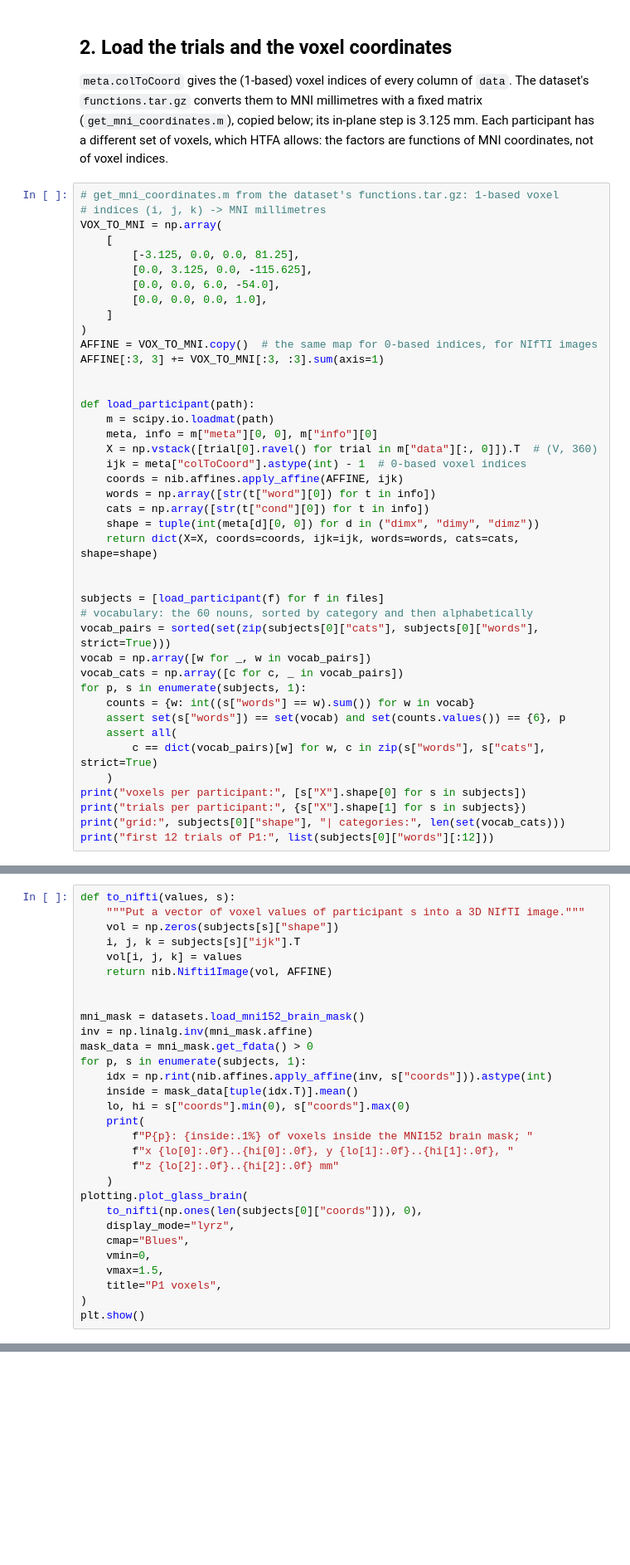
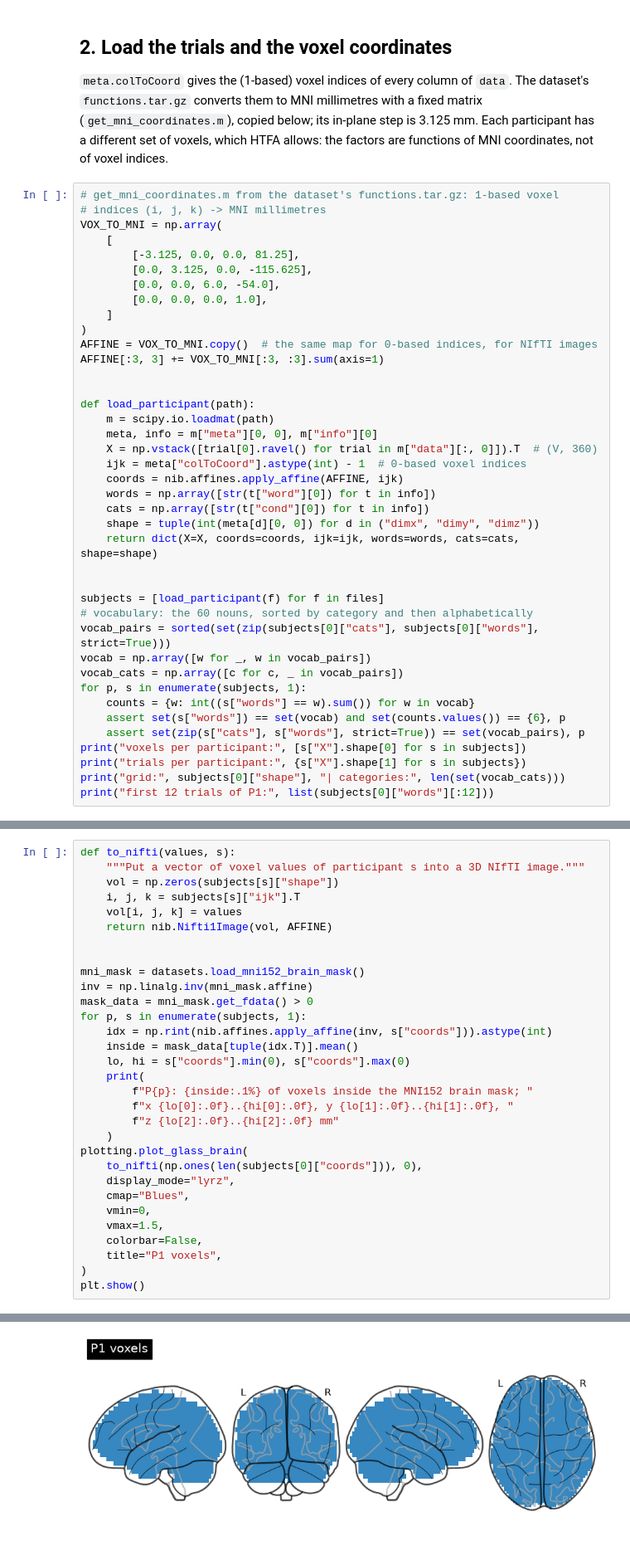
Before and after one commit to ContextLab/htfa, a Jupyter notebook: docs/tutorials/09_word_decoding_mitchell2008.ipynb, the cells around one changed output, grey strips where cells are left out. Shown at 83% size. Drawn from its saved outputs; the diff is of its cells as text; blank space fills up the shorter version.

```diff
--- a/docs/tutorials/09_word_decoding_mitchell2008.ipynb
+++ b/docs/tutorials/09_word_decoding_mitchell2008.ipynb
@@ -106,9 +110,7 @@ vocab_cats = np.array([c for c, _ in vocab_pairs])
 for p, s in enumerate(subjects, 1):
     counts = {w: int((s["words"] == w).sum()) for w in vocab}
     assert set(s["words"]) == set(vocab) and set(counts.values()) == {6}, p
-    assert all(
-        c == dict(vocab_pairs)[w] for w, c in zip(s["words"], s["cats"], strict=True)
-    )
+    assert set(zip(s["cats"], s["words"], strict=True)) == set(vocab_pairs), p
 print("voxels per participant:", [s["X"].shape[0] for s in subjects])
 print("trials per participant:", {s["X"].shape[1] for s in subjects})
 print("grid:", subjects[0]["shape"], "| categories:", len(set(vocab_cats)))
@@ -144,6 +151,8 @@ plotting.plot_glass_brain(
     cmap="Blues",
     vmin=0,
     vmax=1.5,
+    colorbar=False,
     title="P1 voxels",
 )
 plt.show()
+# %% [output]
@@ -150,3 +168,4 @@ plt.show()
+[figure, added]
 # %% [markdown]
 ## 3. Fit HTFA (K = 100)
 
```
Also changed, not shown: parts of 34 cells of this notebook.
